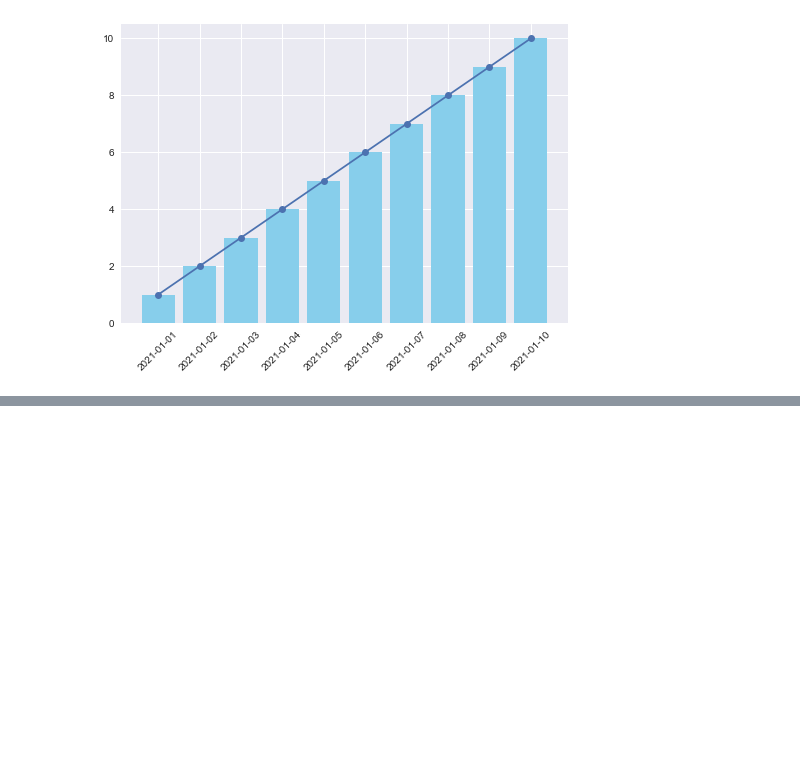
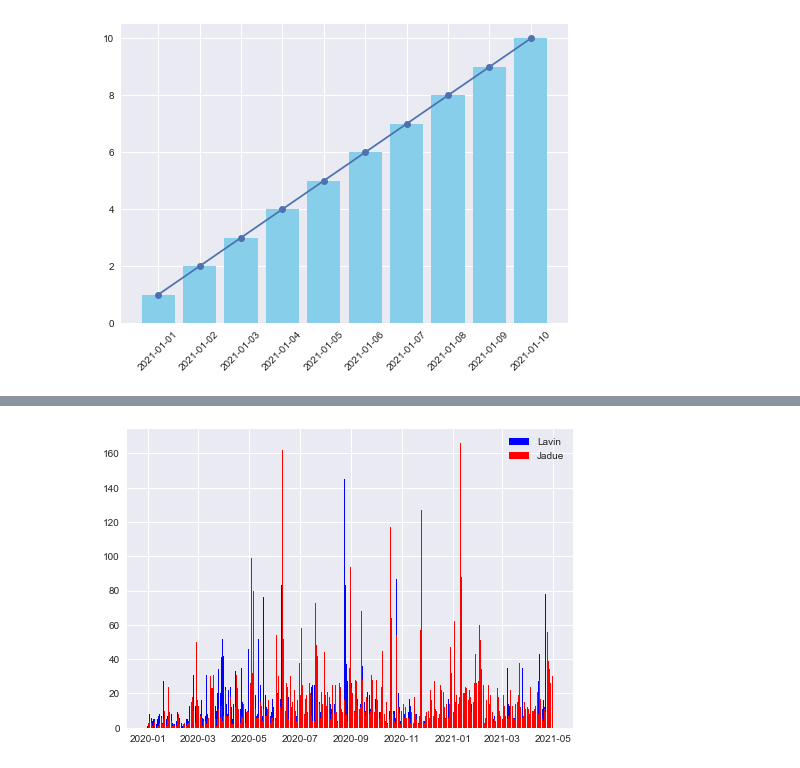
Before and after one commit to jignaciocastro8/data-project, a Jupyter notebook: tweets_data_review.ipynb, the cells around one changed output, grey strips where cells are left out. Drawn from its saved outputs; the diff is of its cells as text; code cells hidden in the pictures; blank space fills up the shorter version.

```diff
--- a/tweets_data_review.ipynb
+++ b/tweets_data_review.ipynb
@@ -245,0 +279,4 @@ plt.show()
+# %%
+lavin_2020 = pd.read_csv('data/santiago_lavin_2020.csv')[['date', 'tweet']]
+lavin_2020['date'] = [datetime.datetime.strptime(date, '%Y-%m-%d') for date in lavin_2020['date']]
+lavin_2020.info()
@@ -245,0 +293,9 @@ plt.show()
+# %%
+lavin_groupby = lavin_2020[lavin_2020['date'] <= datetime.datetime(2021,5,1)].groupby('date').count()
+# %%
+plt.bar(lavin_groupby.index, lavin_groupby['tweet'], color='blue', label='Lavin')
+plt.bar(jadue_groupby.index, jadue_groupby['tweet'], color='red', label='Jadue')
+plt.legend()
+plt.show()
+# %% [output]
+[figure, added]
```
Also changed, not shown: parts of 14 cells of this notebook, 13 other files.
